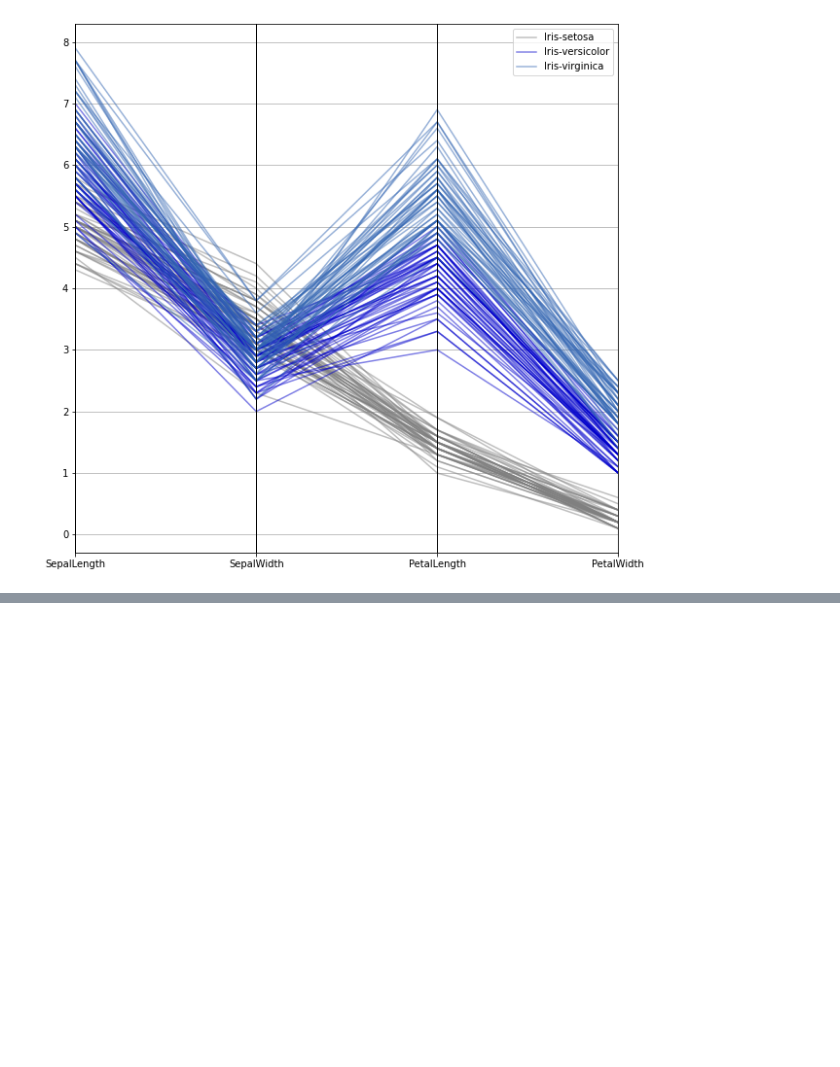
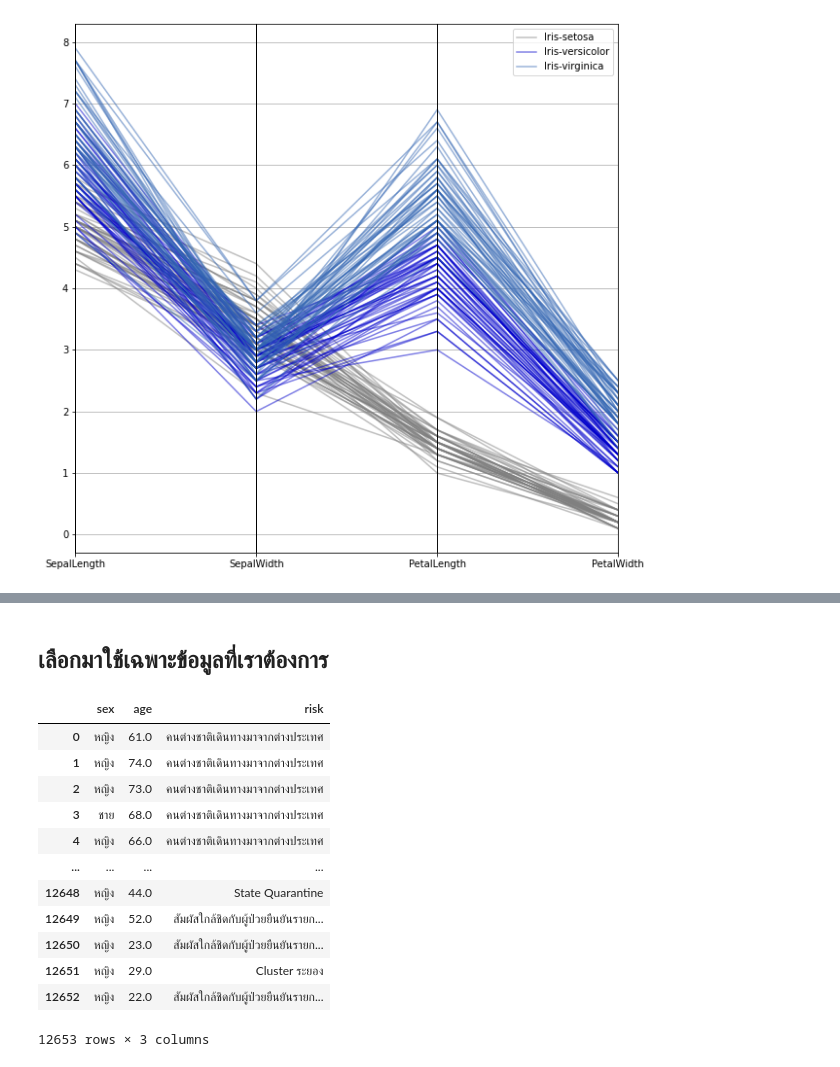
Before and after one commit to SupawadeeKhamthuy/data_viz_2022, a Jupyter notebook: DataViz01_Table_Data.ipynb, the cells around one changed output, grey strips where cells are left out. Cells and saved outputs as stored; diff of their text form; code cells hidden in the pictures; blank space fills up the shorter version.

```diff
--- a/DataViz01_Table_Data.ipynb
+++ b/DataViz01_Table_Data.ipynb
@@ -336,0 +198,5 @@ pd.plotting.parallel_coordinates(data_female,'risk',cols = ['sex','age'], colorm
+# %%
+# แก้ค่า missing ของคอลัมน์ 'sex' โดยใช้ค่า mode
+mode_sex = dataHWGP_covid[['sex']].mode().iloc[0,0]
+# เติมค่า mode ลงไปแทนค่า missing
+dataHWGP_covid[['sex']] = dataHWGP_covid[['sex']].fillna(mode_sex)
@@ -336,0 +226,4 @@ pd.plotting.parallel_coordinates(data_female,'risk',cols = ['sex','age'], colorm
+# %%
+avg_age = dataHWGP_covid[['age']].mean()
+# แทนค่าเฉลี่ยของอายุลงในค่าวาง
+dataHWGP_covid[['age']] = dataHWGP_covid[['age']].fillna(avg_age)
@@ -336,0 +267,2 @@ pd.plotting.parallel_coordinates(data_female,'risk',cols = ['sex','age'], colorm
+# %%
+dataHWGP_covid[['risk']] = dataHWGP_covid[['risk']].fillna('ไม่มีข้อมูล')  # แทนค่า Missing ของคอลัมน์ 'risk' ด้วย 'ไม่มีข้อมูล'
@@ -336,0 +284,19 @@ pd.plotting.parallel_coordinates(data_female,'risk',cols = ['sex','age'], colorm
+# %% [markdown]
+## เลือกมาใช้เฉพาะข้อมูลที่เราต้องการ
+# %%
+data_GP1 = dataHWGP_covid[['sex','age','risk']] #เลือกเอามาใช้เฉพาะข้อมูลที่ต้องการ
+data_GP1
+# %% [output]
+|  | sex | age | risk |
+| 0 | หญิง | 61.0 | คนต่างชาติเดินทางมาจากต่างประเทศ |
+| 1 | หญิง | 74.0 | คนต่างชาติเดินทางมาจากต่างประเทศ |
+| 2 | หญิง | 73.0 | คนต่างชาติเดินทางมาจากต่างประเทศ |
+| 3 | ชาย | 68.0 | คนต่างชาติเดินทางมาจากต่างประเทศ |
+| 4 | หญิง | 66.0 | คนต่างชาติเดินทางมาจากต่างประเทศ |
+| ... | ... | ... | ... |
+| 12648 | หญิง | 44.0 | State Quarantine |
+| 12649 | หญิง | 52.0 | สัมผัสใกล้ชิดกับผู้ป่วยยืนยันรายก... |
+| 12650 | หญิง | 23.0 | สัมผัสใกล้ชิดกับผู้ป่วยยืนยันรายก... |
+| 12651 | หญิง | 29.0 | Cluster ระยอง |
+| 12652 | หญิง | 22.0 | สัมผัสใกล้ชิดกับผู้ป่วยยืนยันรายก... |
+12653 rows × 3 columns
```
Also changed, not shown: parts of 68 cells of this notebook.
